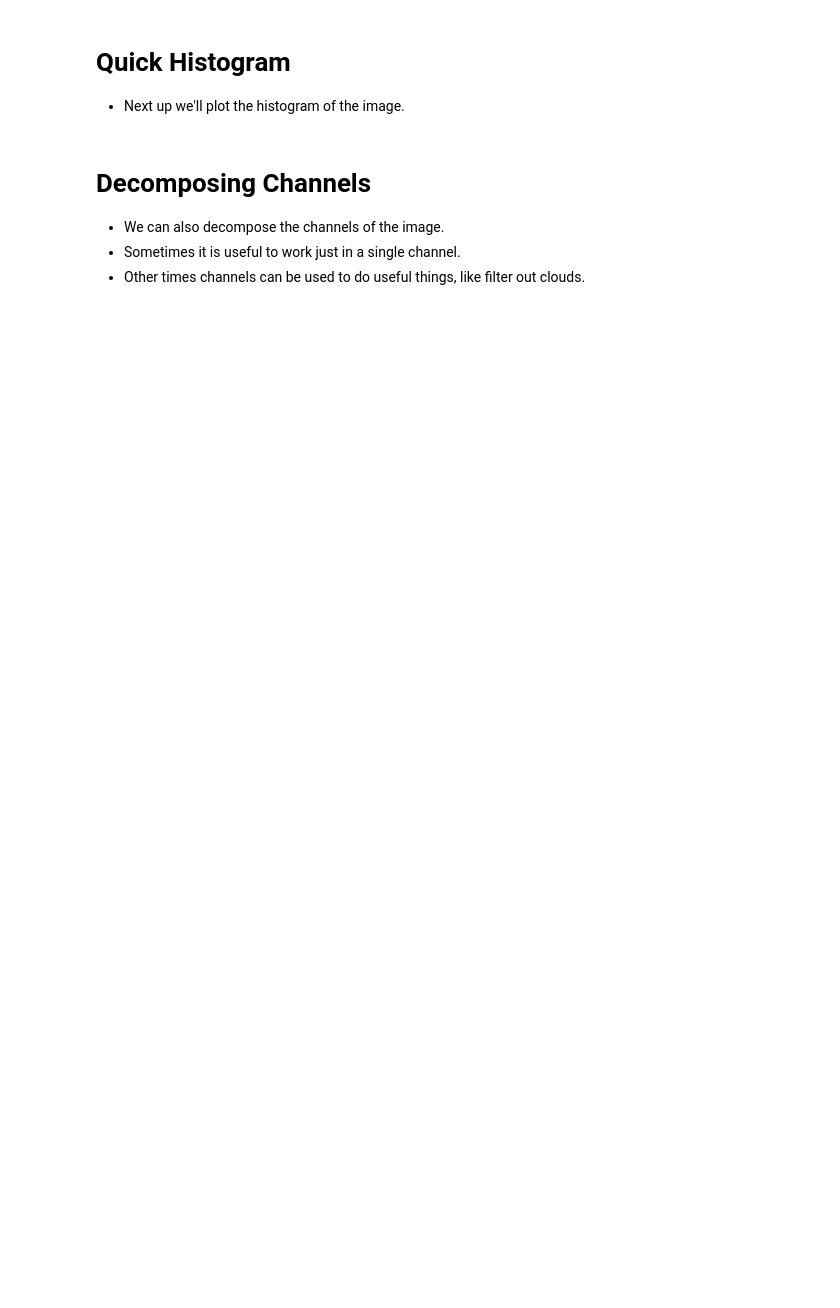
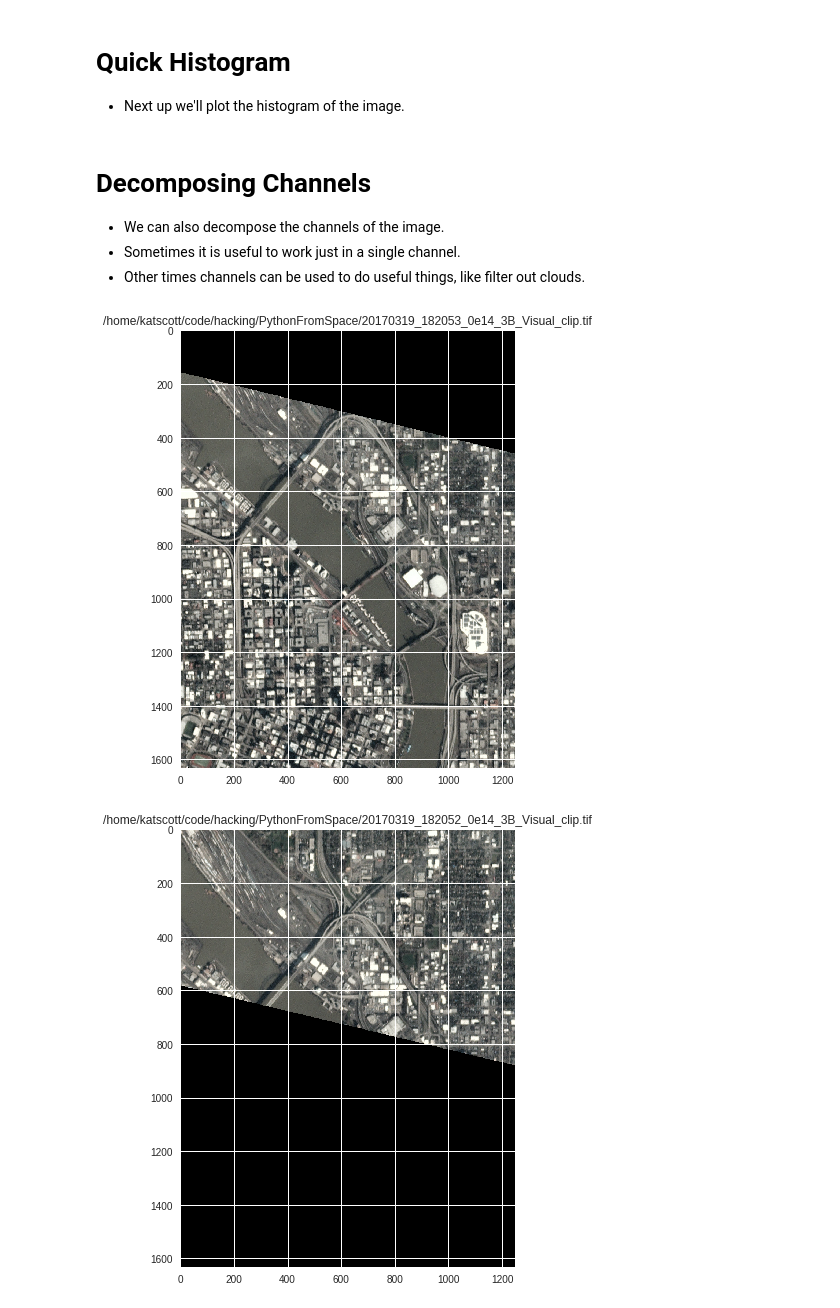
Before and after one commit to kscottz/PythonFromSpace, a Jupyter notebook: TheBasics.ipynb, the cells around one changed output. Saved outputs shown, nothing was run; the diff lists cells and outputs as text; code cells hidden in the pictures; blank space fills up the shorter version.

Commit message:
finally got gdal warp clipping and shipping.

```diff
--- a/TheBasics.ipynb
+++ b/TheBasics.ipynb
@@ -160,6 +172,6 @@ scenes["updated"] = pd.to_datetime(scenes["updated"])
 # Now let's get it down to just good, recent, clear scenes
 clear = scenes['cloud_cover']<0.1
 good = scenes['quality_category']=="standard"
-recent = scenes["acquired"] > datetime.date(year=2017,month=2,day=1)
+recent = scenes["acquired"] > datetime.date(year=2017,month=1,day=1)
 good_scenes = scenes[(good&clear&recent)]
 good_scenes
@@ -253,11 +283,17 @@ for scene in to_get:
 * A smart engineer would set a path variable to store these files and check if the asset has already been downloaded prior to downloading
 # %%
 tiff_files = []
+import urllib3
+urllib3.disable_warnings()
 #if scenes_are_active(activated):
-for to_download in activated:
-    if to_download["status"] == "active":
+for to_download,name in zip(activated,to_get):
+    if( os.path.isfile(name + ".tif") ):
+        tiff_files.append(name+".tif")
+    elif to_download["status"] == "active":
+        print "Downloading {0}....".format(name+".tif")
         fname = download_and_save(client,to_download)
         tiff_files.append(fname)
+        print "Download done."
     else:
         print "Could not download, still activating"
 #else:
@@ -398,0 +423,30 @@ rasterio.mask?
+# %%
+aoi_file ="portland.geojson"
+options = ['-t_srs','EPSG:3857', # the projection we will use
+           '-cutline', aoi_file, # the file we want to use for clipping
+           '-tap',# align to our box./
+           '-tr', '3', '3'] # the output resolution.
+with open(aoi_file,"w") as f:
+    f.write(json.dumps(myAOI))
+clip_names = []
+for tiff in tiff_files:
+    clip_names.append(os.path.abspath(tiff[:-4]+"_clip"+".tif"))
+full_tif_files = []
+for tiff in tiff_files:
+    full_tif_files.append(os.path.abspath("./"+tiff))
+for in_file,out_file in zip(tiff_files,clip_names):
+    derp = gdal.Warp(out_file,in_file,cutlineDSName=aoi_file,cropToCutline=True,dstSRS = 'EPSG:3857', options = options)
+# %%
+clip_img_files = []
+masks = []
+for fname in clip_names:
+    clip_img_files.append(load_image3(fname))
+i = 0
+for img,name in zip(clip_img_files,clip_names):
+    plt.figure(i,figsize=(6,12))
+    plt.imshow(img)
+    plt.title(name)
+    i+=1
+# %% [output]
+[figure, added]
+[figure, added]
```
Also changed, not shown: parts of 20 cells of this notebook, 1 other file.
